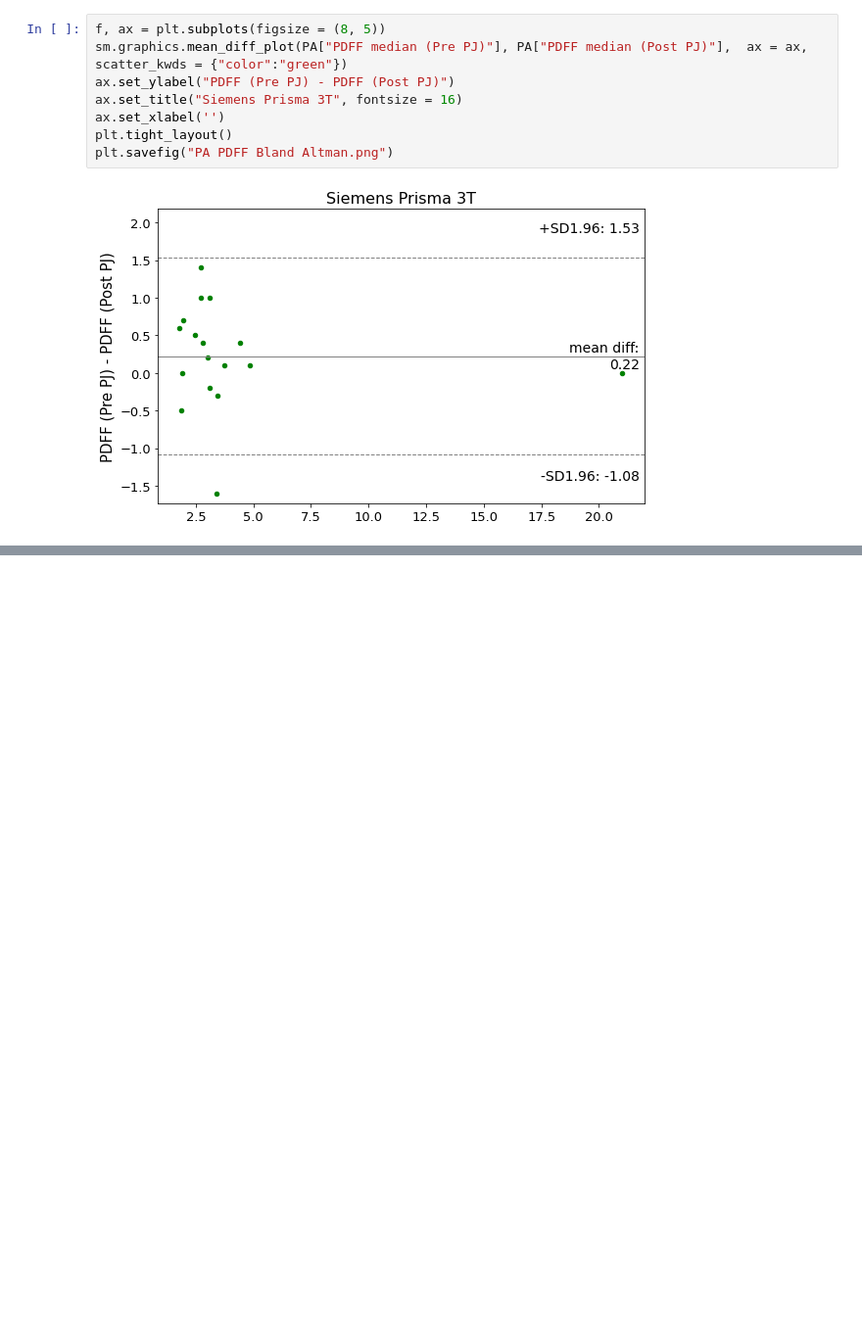
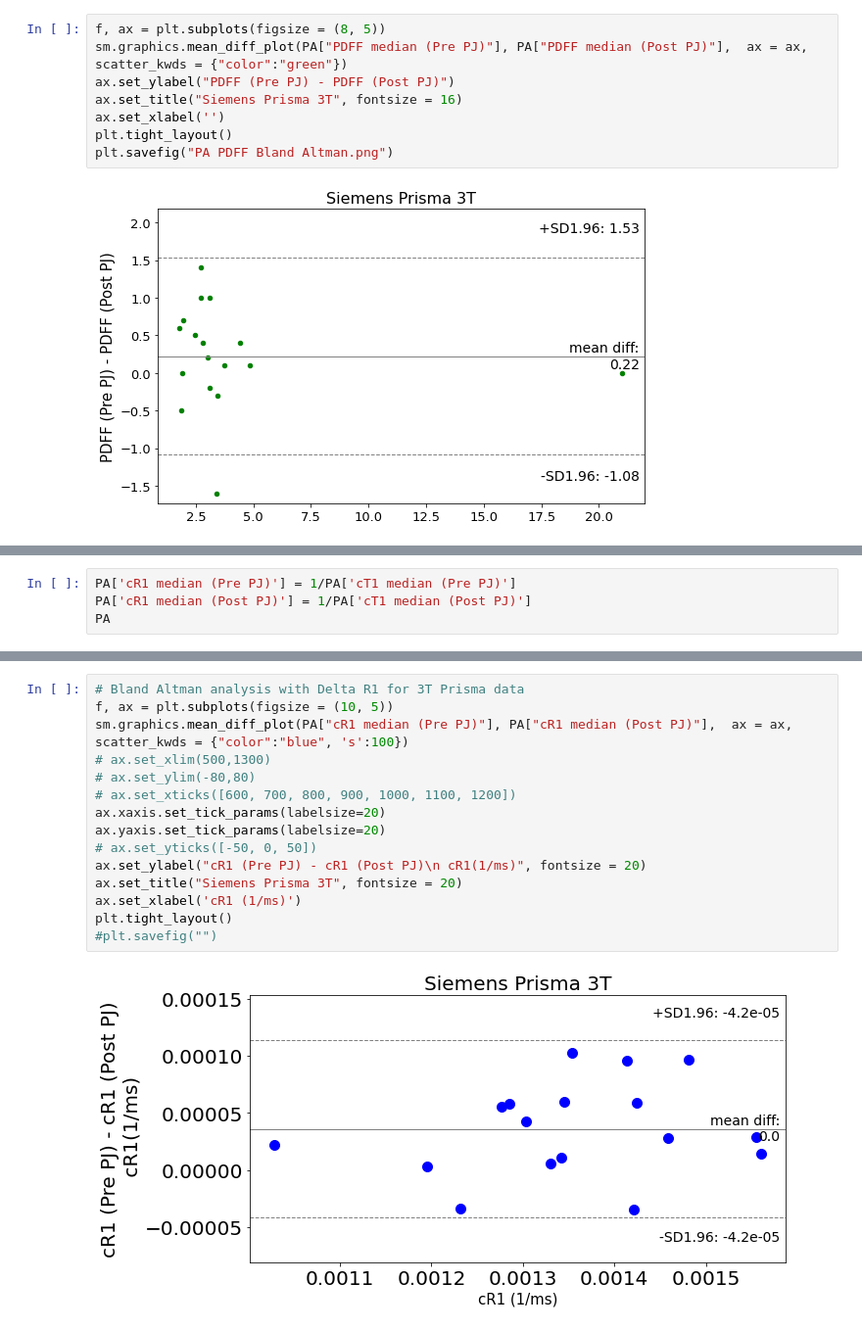
Before and after one commit to WhySeeYC/reference_app, a Jupyter notebook: PineappleJuice/VendorSpecificPlots.ipynb, the cells around one changed output, grey strips where cells are left out. Shown at 98% size. Saved outputs shown, nothing was run; the diff lists cells and outputs as text; blank space fills up the shorter version.

```diff
--- a/PineappleJuice/VendorSpecificPlots.ipynb
+++ b/PineappleJuice/VendorSpecificPlots.ipynb
@@ -509,0 +701,4 @@ W2
+# %%
+PA['cR1 median (Pre PJ)'] = 1/PA['cT1 median (Pre PJ)']
+PA['cR1 median (Post PJ)'] = 1/PA['cT1 median (Post PJ)']
+PA
@@ -509,0 +724,17 @@ W2
+# %%
+# Bland Altman analysis with Delta R1 for 3T Prisma data
+f, ax = plt.subplots(figsize = (10, 5))
+sm.graphics.mean_diff_plot(PA["cR1 median (Pre PJ)"], PA["cR1 median (Post PJ)"],  ax = ax, scatter_kwds = {"color":"blue", 's':100})
+# ax.set_xlim(500,1300)
+# ax.set_ylim(-80,80)
+# ax.set_xticks([600, 700, 800, 900, 1000, 1100, 1200])
+ax.xaxis.set_tick_params(labelsize=20)
+ax.yaxis.set_tick_params(labelsize=20)
+# ax.set_yticks([-50, 0, 50])
+ax.set_ylabel("cR1 (Pre PJ) - cR1 (Post PJ)\n cR1(1/ms)", fontsize = 20)
+ax.set_title("Siemens Prisma 3T", fontsize = 20)
+ax.set_xlabel('cR1 (1/ms)')
+plt.tight_layout()
+#plt.savefig("")
+# %% [output]
+[figure, added]
```
Also changed, not shown: parts of 40 cells of this notebook.
